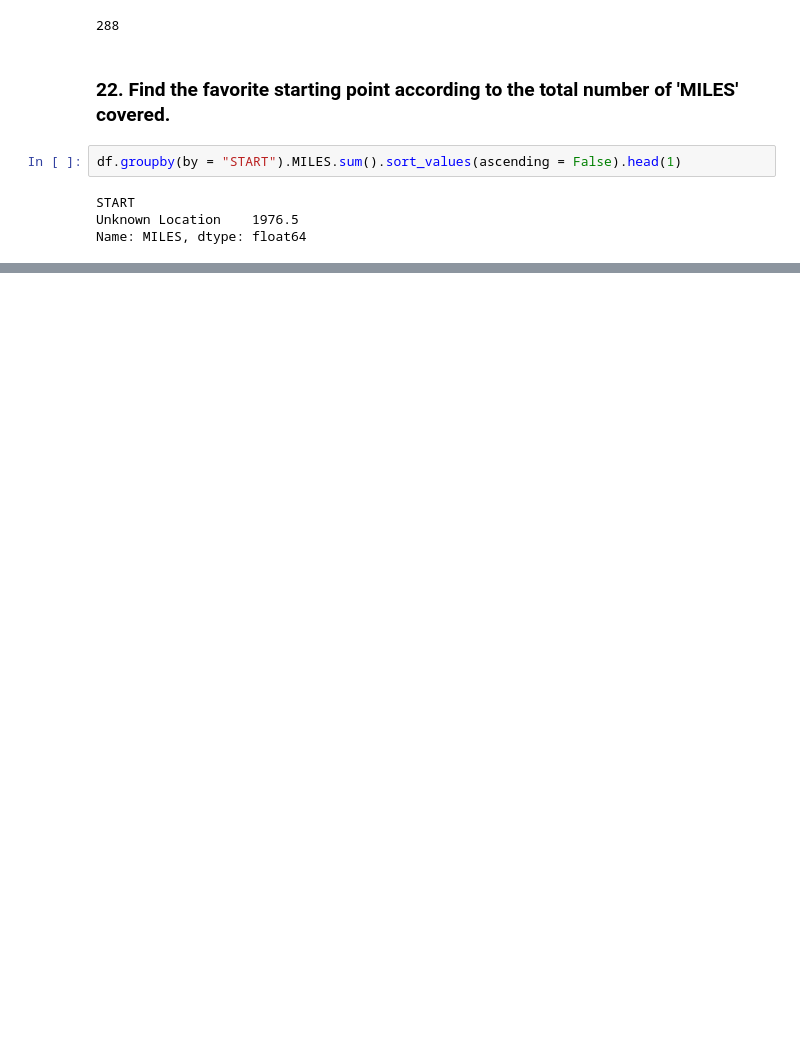
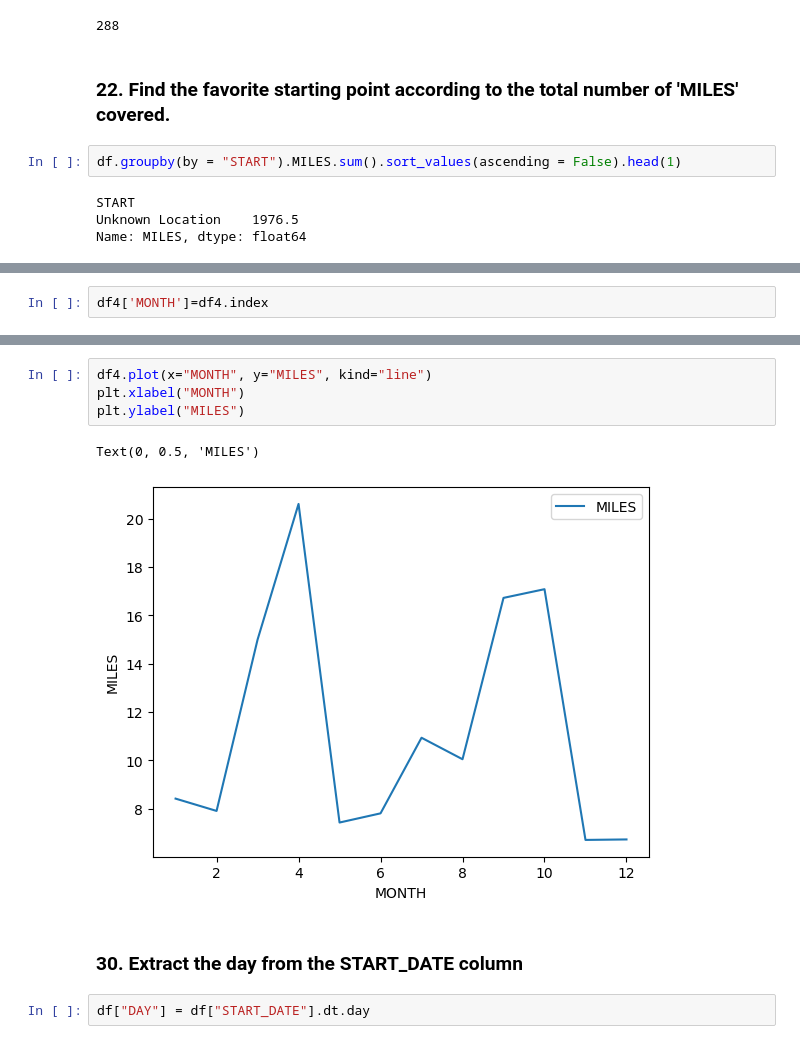
Before and after one commit to jayesh-1997/PandasProject, a Jupyter notebook: Pandas Project.ipynb, the cells around one changed output, grey strips where cells are left out. Drawn from its saved outputs; the diff is of its cells as text; blank space fills up the shorter version.

```diff
--- a/Pandas Project.ipynb
+++ b/Pandas Project.ipynb
@@ -576,0 +523,2 @@ df3.plot(x="PURPOSE", y="TOTAL_MILES", kind="bar")
+# %%
+df4['MONTH']=df4.index
@@ -576,0 +542,11 @@ df3.plot(x="PURPOSE", y="TOTAL_MILES", kind="bar")
+# %%
+df4.plot(x="MONTH", y="MILES", kind="line")
+plt.xlabel("MONTH")
+plt.ylabel("MILES")
+# %% [output]
+Text(0, 0.5, 'MILES')
+[figure, added]
+# %% [markdown]
+### 30. Extract the day from the START_DATE column
+# %%
+df["DAY"] = df["START_DATE"].dt.day
```
Also changed, not shown: parts of 69 cells of this notebook.
